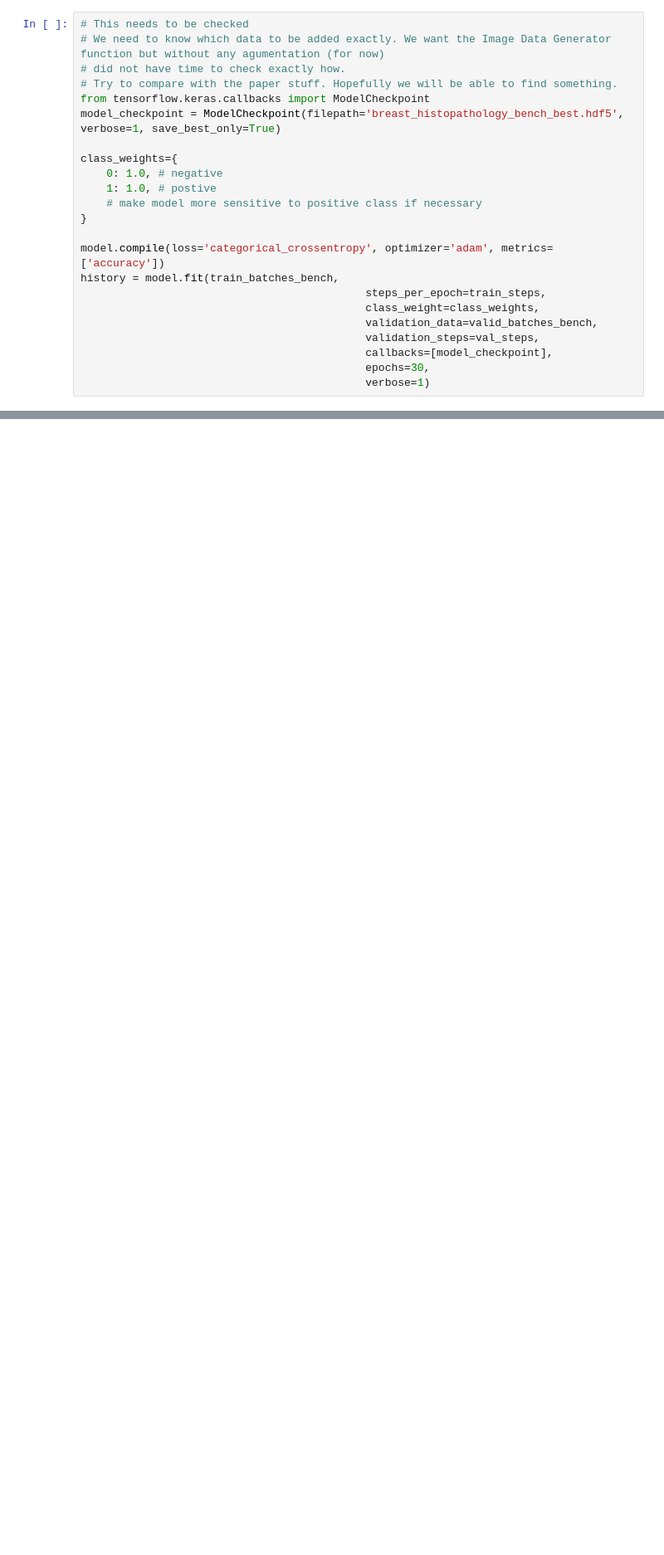
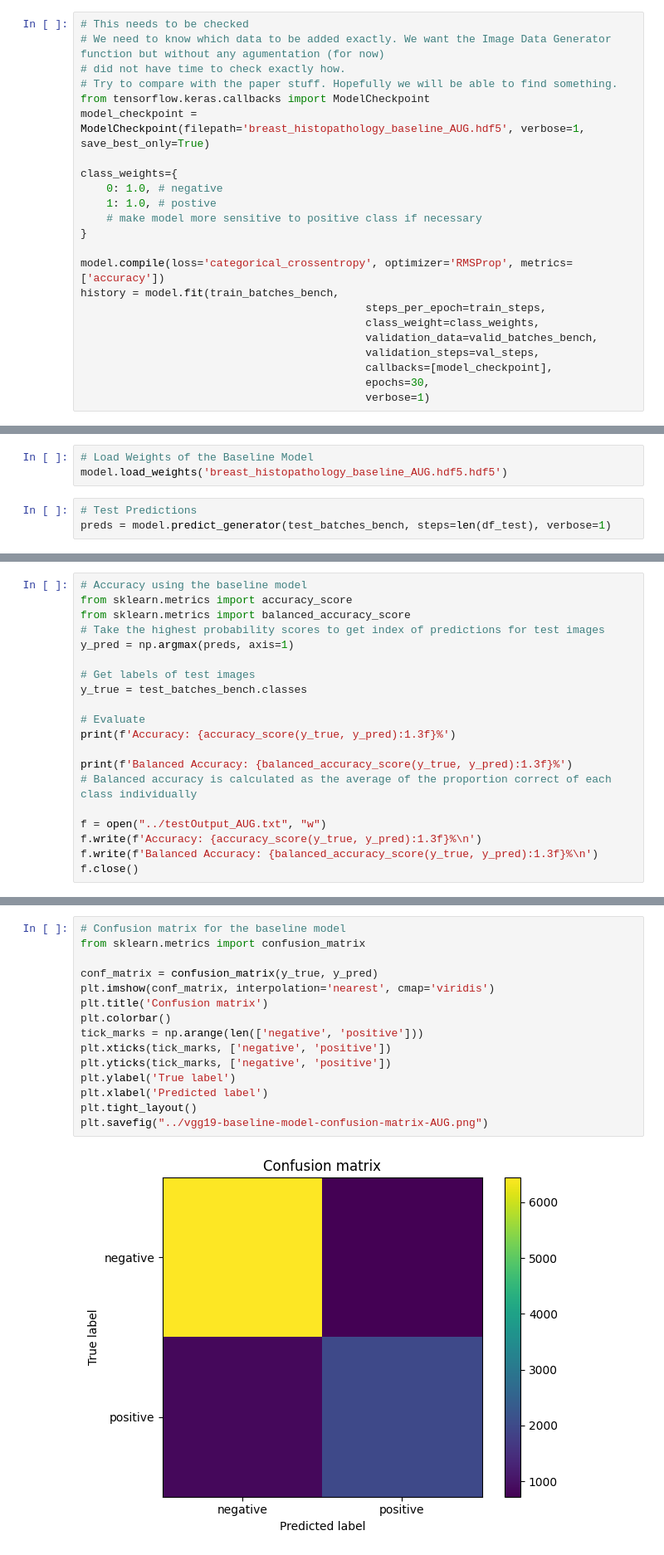
Before and after one commit to Seif-Sallam/BreastCancerDetection, a Jupyter notebook: FinalNotebook.ipynb, the cells around one changed output, grey strips where cells are left out. Shown at 83% size. Saved outputs shown, nothing was run; the diff lists cells and outputs as text; blank space fills up the shorter version.

```diff
--- a/FinalNotebook.ipynb
+++ b/FinalNotebook.ipynb
@@ -450,7 +489,7 @@ _________________________________________________________________
 # did not have time to check exactly how.
 # Try to compare with the paper stuff. Hopefully we will be able to find something.
 from tensorflow.keras.callbacks import ModelCheckpoint
-model_checkpoint = ModelCheckpoint(filepath='breast_histopathology_bench_best.hdf5', verbose=1, save_best_only=True)
+model_checkpoint = ModelCheckpoint(filepath='breast_histopathology_baseline_AUG.hdf5', verbose=1, save_best_only=True)
 
 class_weights={
     0: 1.0, # negative
@@ -458,7 +497,7 @@ class_weights={
     # make model more sensitive to positive class if necessary
 }
 
-model.compile(loss='categorical_crossentropy', optimizer='adam', metrics=['accuracy'])
+model.compile(loss='categorical_crossentropy', optimizer='RMSProp', metrics=['accuracy'])
 history = model.fit(train_batches_bench,
                                             steps_per_epoch=train_steps,
                                             class_weight=class_weights,
@@ -514,0 +550,6 @@ plt.show()
+# %%
+# Load Weights of the Baseline Model
+model.load_weights('breast_histopathology_baseline_AUG.hdf5.hdf5')
+# %%
+# Test Predictions
+preds = model.predict_generator(test_batches_bench, steps=len(df_test), verbose=1)
@@ -514,0 +558,20 @@ plt.show()
+# %%
+# Accuracy using the baseline model
+from sklearn.metrics import accuracy_score
+from sklearn.metrics import balanced_accuracy_score
+# Take the highest probability scores to get index of predictions for test images
+y_pred = np.argmax(preds, axis=1)
+
+# Get labels of test images
+y_true = test_batches_bench.classes
+
+# Evaluate
+print(f'Accuracy: {accuracy_score(y_true, y_pred):1.3f}%')
+
+print(f'Balanced Accuracy: {balanced_accuracy_score(y_true, y_pred):1.3f}%')
+# Balanced accuracy is calculated as the average of the proportion correct of each class individually
+
+f = open("../testOutput_AUG.txt", "w")
+f.write(f'Accuracy: {accuracy_score(y_true, y_pred):1.3f}%\n')
+f.write(f'Balanced Accuracy: {balanced_accuracy_score(y_true, y_pred):1.3f}%\n')
+f.close()
@@ -514,0 +581,17 @@ plt.show()
+# %%
+# Confusion matrix for the baseline model
+from sklearn.metrics import confusion_matrix
+
+conf_matrix = confusion_matrix(y_true, y_pred)
+plt.imshow(conf_matrix, interpolation='nearest', cmap='viridis')
+plt.title('Confusion matrix')
+plt.colorbar()
+tick_marks = np.arange(len(['negative', 'positive']))
+plt.xticks(tick_marks, ['negative', 'positive'])
+plt.yticks(tick_marks, ['negative', 'positive'])
+plt.ylabel('True label')
+plt.xlabel('Predicted label')
+plt.tight_layout()
+plt.savefig("../vgg19-baseline-model-confusion-matrix-AUG.png")
+# %% [output]
+[figure, added]
```
Also changed, not shown: parts of 17 cells of this notebook.
